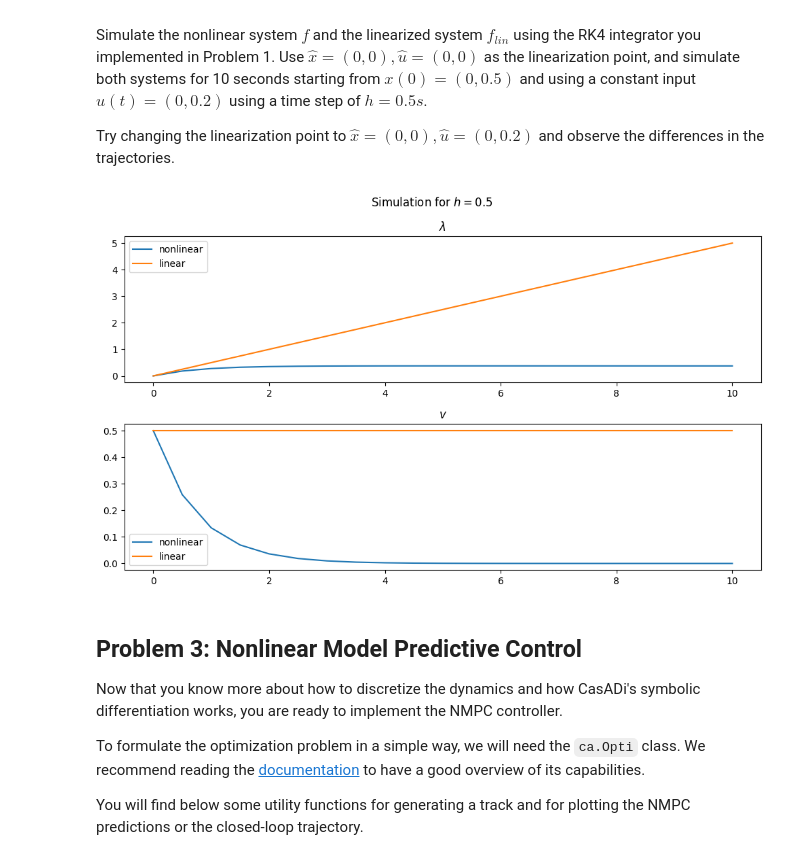
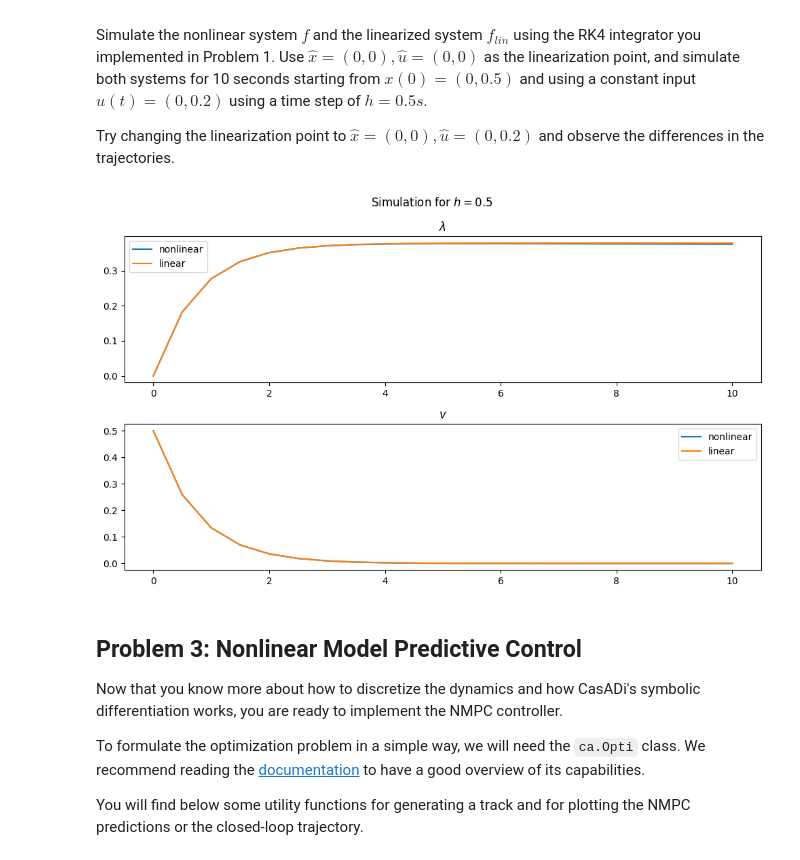
Before and after one commit to VincentEllenrieder/MPC-project-groupBS, a Jupyter notebook: programming_exercises/exercise9_nmpc/ex9_sol_nmpc.ipynb, the cells around one changed output. Saved outputs shown, nothing was run; the diff lists cells and outputs as text; code cells hidden in the pictures.

```diff
--- a/programming_exercises/exercise9_nmpc/ex9_sol_nmpc.ipynb
+++ b/programming_exercises/exercise9_nmpc/ex9_sol_nmpc.ipynb
@@ -198,7 +198,7 @@ Use $\hat{x}=(0,0), \hat{u}=(0,0)$ as the linearization point, and simulate both
 Try changing the linearization point to $\hat{x}=(0,0), \hat{u}=(0,0.2)$ and observe the differences in the trajectories.
 # %%
 xhat = np.array([0.0, 0.0])
-uhat = np.array([0.0, 0.0])
+uhat = np.array([0.0, 0.2])
 A = jac_x_casadi(xhat, uhat).toarray()
 B = jac_u_casadi(xhat, uhat).toarray()
 
@@ -212,34 +212,34 @@ u0 = np.array([0.0, 0.2])
 Tsim = 10
 h = 0.5
 Nsim = int(Tsim / h)
 x_nonlinear = np.zeros((Nsim + 1, 2))
 x_nonlinear[0] = x0
 x_linear = np.zeros((Nsim + 1, 2))
 x_linear[0] = x0
 t = np.linspace(0, Tsim, Nsim + 1)
 for i in range(Nsim):
     x_nonlinear[i + 1] = rk4(f, x_nonlinear[i], u0, h)
     x_linear[i + 1] = rk4(f_lin, x_linear[i], u0, h)
 
 plt.figure(figsize=(10, 6))
 plt.suptitle(rf"Simulation for $h = {h}$")
 
 plt.subplot(2, 1, 1)
 plt.title(r"$\lambda$")
 plt.plot(t, x_nonlinear[:, 0], label="nonlinear")
 plt.plot(t, x_linear[:, 0], label="linear")
 plt.legend()
 
 plt.subplot(2, 1, 2)
 plt.title(r"$v$")
 plt.plot(t, x_nonlinear[:, 1], label="nonlinear")
 plt.plot(t, x_linear[:, 1], label="linear")
 plt.legend()
 
 plt.tight_layout()
 plt.show()
 # %% [output]
-[figure, old version]
+[figure, new version]
 # %% [markdown]
 ## Problem 3: Nonlinear Model Predictive Control
 
```
Also changed, not shown: parts of 1 cell of this notebook, 11 other files.
